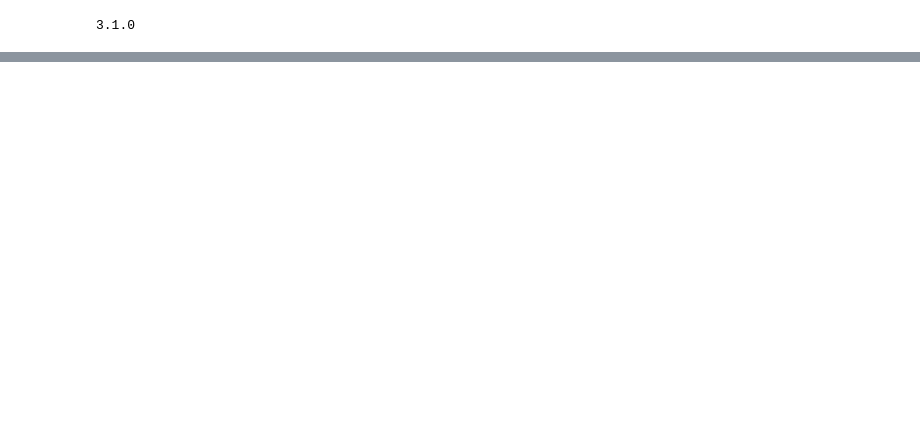
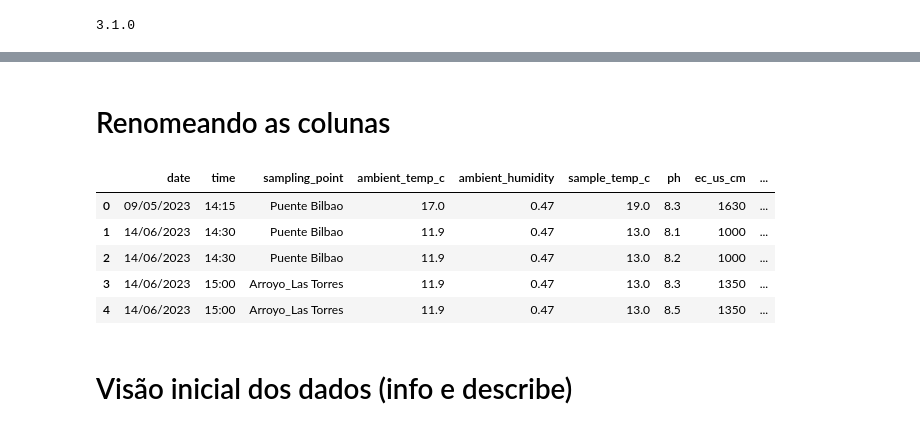
Before and after one commit to nevidomyyb/post-graduate-data-eng-anly, a Jupyter notebook: Introducao-Analise-Dados/aula02_atividade.ipynb, the cells around one changed output, grey strips where cells are left out. Drawn from its saved outputs; the diff is of its cells as text; code cells hidden in the pictures; blank space fills up the shorter version.

```diff
--- a/Introducao-Analise-Dados/aula02_atividade.ipynb
+++ b/Introducao-Analise-Dados/aula02_atividade.ipynb
@@ -41,0 +72,33 @@ df.head()
+# %% [markdown]
+# Renomeando as colunas
+# %%
+COLUMN_MAP = {
+    "Date (DD/MM/YYYY)": "date",
+    "Time (24 hrs XX:XX)": "time",
+    "Sampling point": "sampling_point",
+    "Ambient temperature (°C)": "ambient_temp_c",
+    "Ambient humidity": "ambient_humidity",
+    "Sample temperature (°C)": "sample_temp_c",
+    "pH": "ph",
+    "EC\n(µS/cm)": "ec_us_cm",
+    "TDS\n(mg/L)": "tds_mg_l",
+    "TSS\n(mL sed/L)": "tss_ml_sed_l",
+    "DO\n(mg/L)": "do_mg_l",
+    "Level (cm)": "level_cm",
+    "Turbidity (NTU)": "turbidity_ntu",
+    "Hardness\n(mg CaCO3/L)": "hardness_mg_caco3_l",
+    "Hardness classification": "hardness_class",
+    "Total Cl-\n(mg Cl-/L)": "total_chloride_mg_l",
+}
+
+df = df.rename(columns=COLUMN_MAP)
+df.head(5)
+# %% [output]
+|  | date | time | sampling_point | ambient_temp_c | ambient_humidity | sample_temp_c | ph | ec_us_cm | ... |
+| 0 | 09/05/2023 | 14:15 | Puente Bilbao | 17.0 | 0.47 | 19.0 | 8.3 | 1630 | ... |
+| 1 | 14/06/2023 | 14:30 | Puente Bilbao | 11.9 | 0.47 | 13.0 | 8.1 | 1000 | ... |
+| 2 | 14/06/2023 | 14:30 | Puente Bilbao | 11.9 | 0.47 | 13.0 | 8.2 | 1000 | ... |
+| 3 | 14/06/2023 | 15:00 | Arroyo_Las Torres | 11.9 | 0.47 | 13.0 | 8.3 | 1350 | ... |
+| 4 | 14/06/2023 | 15:00 | Arroyo_Las Torres | 11.9 | 0.47 | 13.0 | 8.5 | 1350 | ... |
+# %% [markdown]
+# Visão inicial dos dados (info e describe)
```
Also changed, not shown: parts of 22 cells of this notebook, 1 other file.
